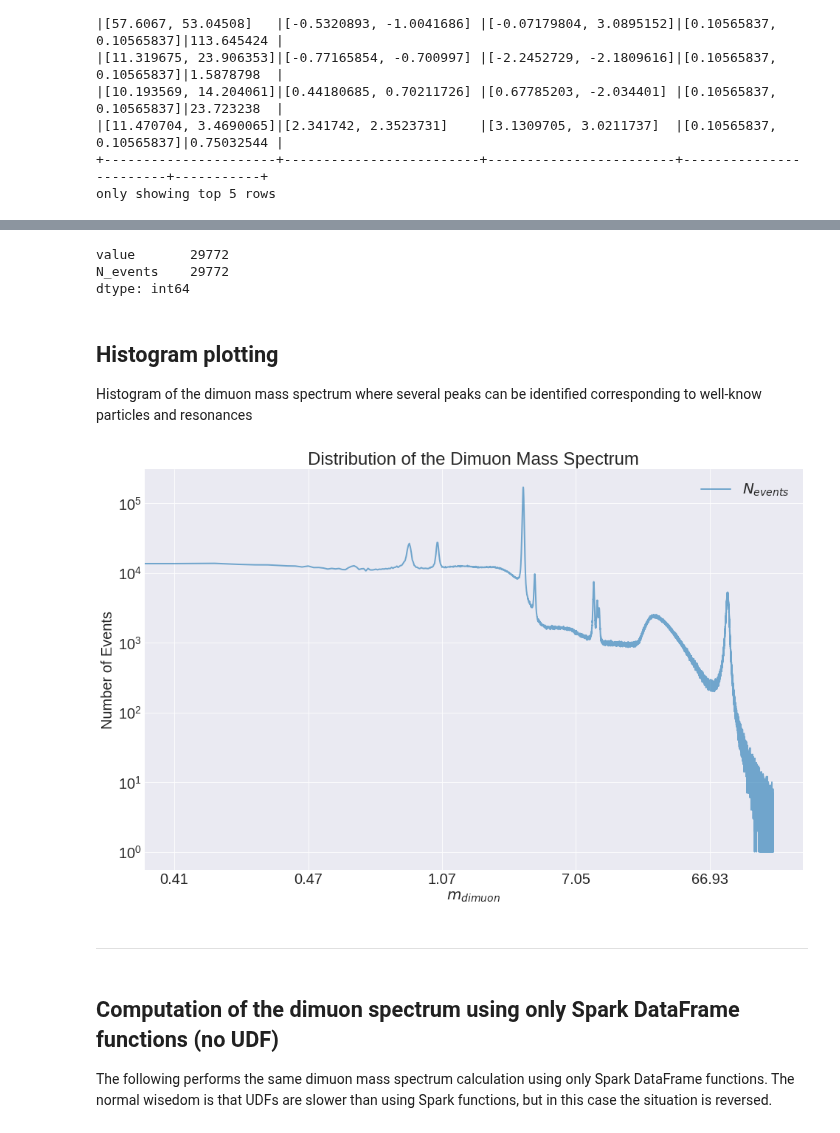
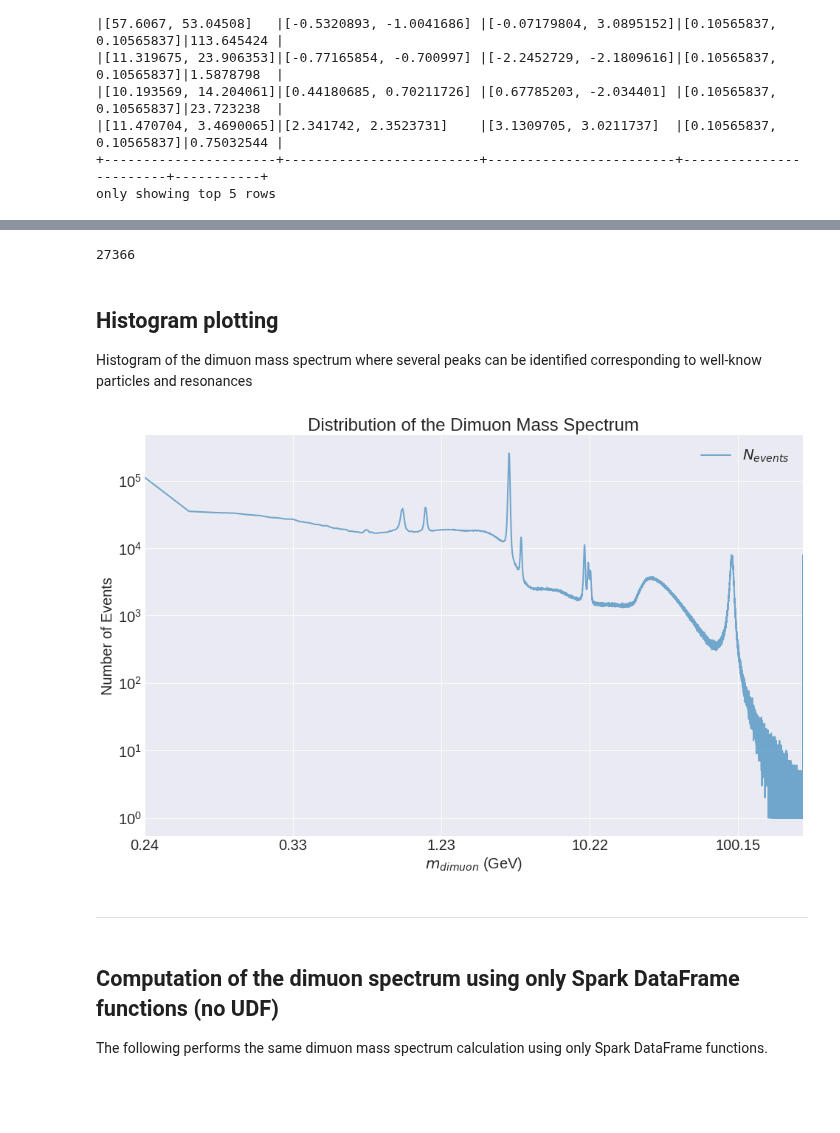
Before and after one commit to LucaCanali/Miscellaneous, a Jupyter notebook: Spark_Notes/Spark_HEP_Examples/Dimuon_mass_spectrum_histogram_Spark_mapInArrow.ipynb, the cells around one changed output, grey strips where cells are left out. Drawn from its saved outputs; the diff is of its cells as text; code cells hidden in the pictures; blank space fills up the shorter version.

Commit message:
Update notebook with dimuon mass spectrum and histogram using Spark

```diff
--- a/Spark_Notes/Spark_HEP_Examples/Dimuon_mass_spectrum_histogram_Spark_mapInArrow.ipynb
+++ b/Spark_Notes/Spark_HEP_Examples/Dimuon_mass_spectrum_histogram_Spark_mapInArrow.ipynb
@@ -155,14 +188,13 @@ only showing top 5 rows
 # %%
 # compute the histogram
 
-min_val = 0.40
-max_val = 200
+min_val = 0.25
+max_val = 300
 num_bins = 30000
 step = (max_val - min_val) / num_bins
 
 histogram_data = (
     df_with_dimuonmass
-        .where(f"Dimuon_mass between {min_val} and {max_val}")
         .selectExpr(f"width_bucket(Dimuon_mass, {min_val}, {max_val}, {num_bins}) as bucket")
         .groupBy("bucket")
         .count()
@@ -184,35 +216,33 @@ Wall time: 1min 26s
 # %%
-histogram_data_pandas.count()
+n = histogram_data_pandas.count()
+n["value"]
 # %% [output]
-value       29772
-N_events    29772
-dtype: int64
+27366
 # %% [markdown]
 ## Histogram plotting
 Histogram of the dimuon mass spectrum where several peaks can be identified corresponding to well-know particles and resonances
 # %%
 import matplotlib.pyplot as plt
 plt.style.use('seaborn-darkgrid')
 plt.rcParams.update({'font.size': 20, 'figure.figsize': [16,10]})
 
 # histogram_data_pandas is a pandas dataframe containing the bins value and counts foreach bin
 # the plot is in log-log axis to better show the peaks
 ax = histogram_data_pandas.plot(x='value', y='N_events', kind='line', label='$N_{events}$', loglog=True,
-                                alpha=0.6, linewidth=2.0)
+                                alpha=0.6, linewidth=2.0, xlim=[1, n["value"]] )
 
-ax.set_xlabel('$m_{dimuon}$')
+ax.set_xlabel('$m_{dimuon}$ (GeV)')
 ax.set_ylabel('Number of Events')
 ax.set_title("Distribution of the Dimuon Mass Spectrum")
 
 plt.show()
 # %% [output]
-[figure, old version]
+[figure, new version]
 # %% [markdown]
 ------
 # %% [markdown]
 ## Computation of the dimuon spectrum using only Spark DataFrame functions (no UDF)
 The following performs the same dimuon mass spectrum calculation using only Spark DataFrame functions.
-The normal wisedom is that UDFs are slower than using Spark functions, but in this case the situation is reversed.
 # %%
 # Read data with the muon candidate events
 # and apply the filters
```
Also changed, not shown: parts of 21 cells of this notebook.
